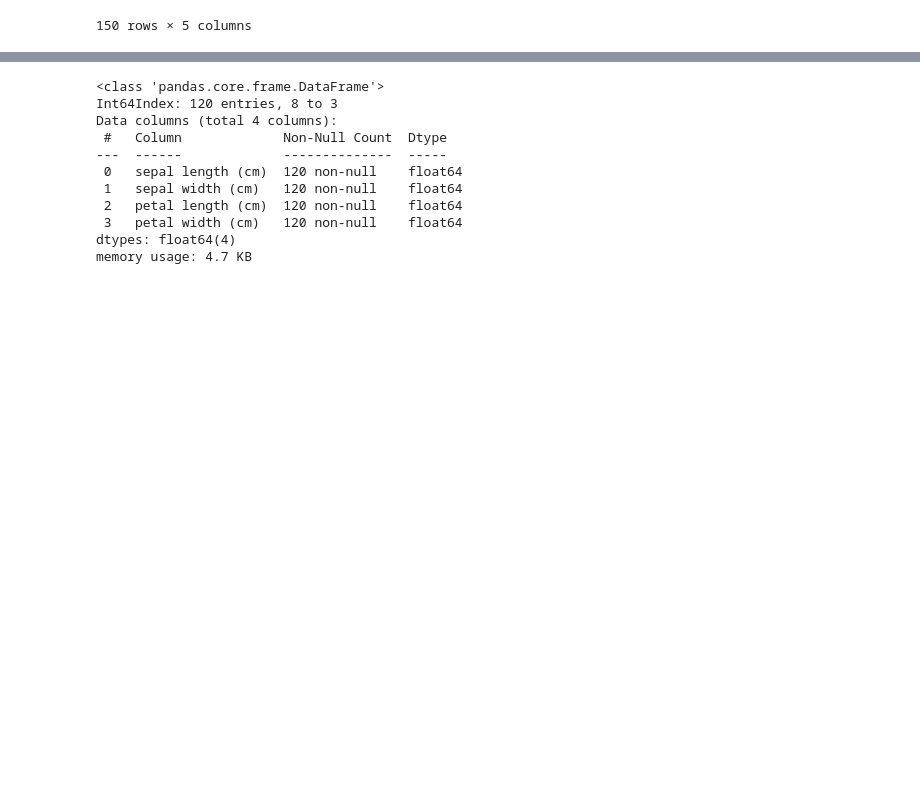
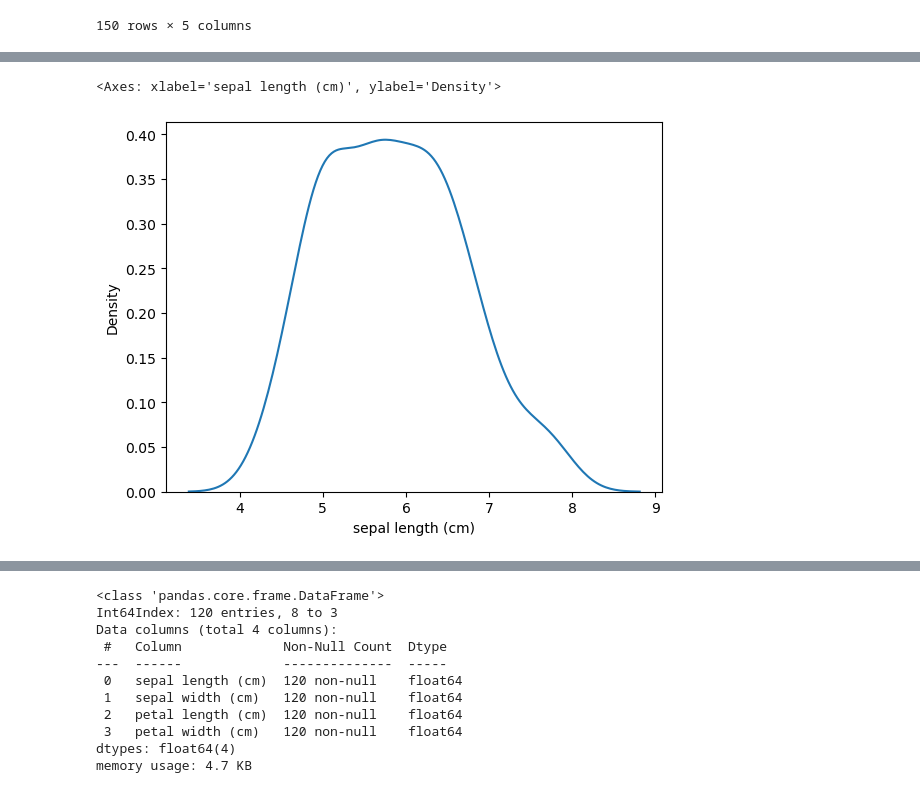
Before and after one commit to pookopook/bibi-big, a Jupyter notebook: 학습자료/day03 스터디/python study 03.ipynb, the cells around one changed output, grey strips where cells are left out. Saved outputs shown, nothing was run; the diff lists cells and outputs as text; code cells hidden in the pictures; blank space fills up the shorter version.

```diff
--- a/학습자료/day03 스터디/python study 03.ipynb
+++ b/학습자료/day03 스터디/python study 03.ipynb
@@ -93,0 +150,6 @@ df
+# %%
+#커널밀도함수 kde
+sns.kdeplot(df[df.columns[0]])
+# %% [output]
+<Axes: xlabel='sepal length (cm)', ylabel='Density'>
+[figure, added]
```
Also changed, not shown: parts of 18 cells of this notebook, 2 other files.
